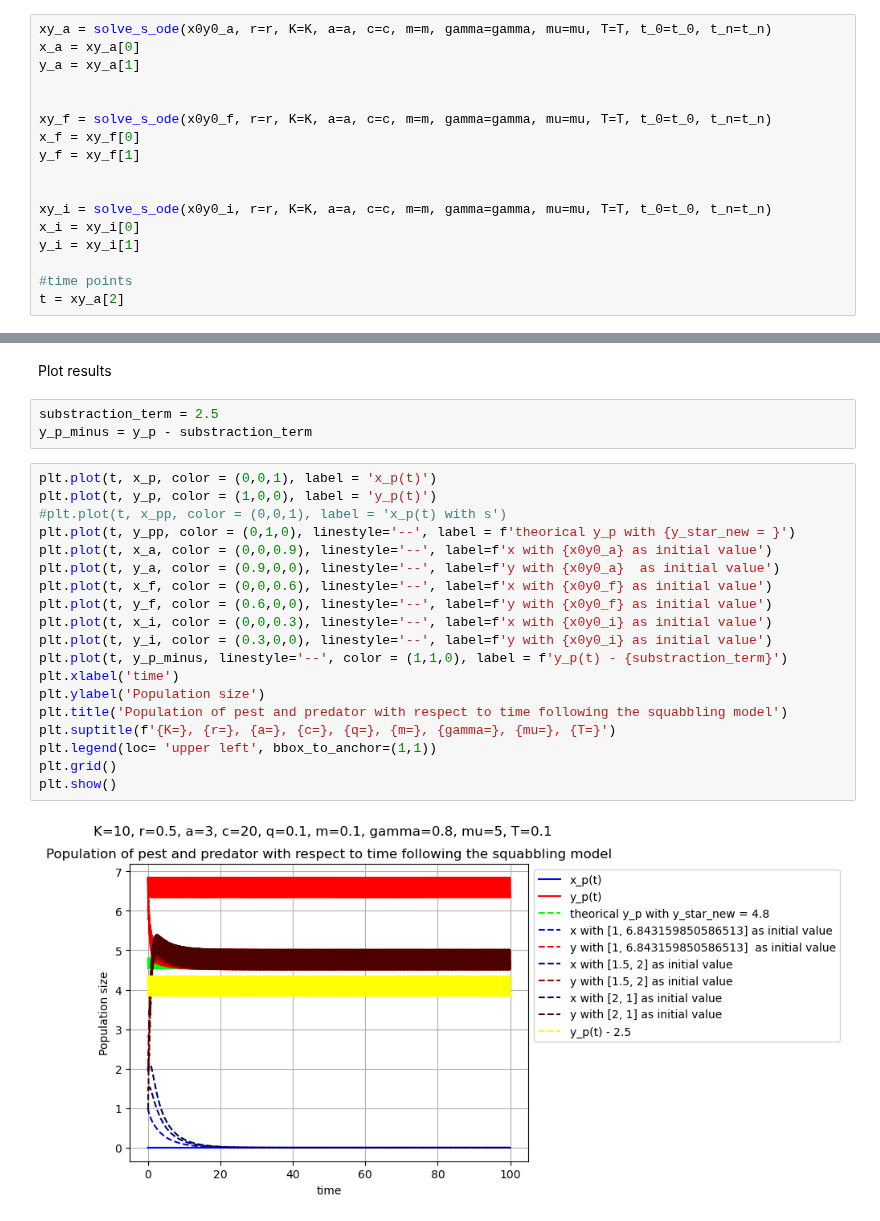
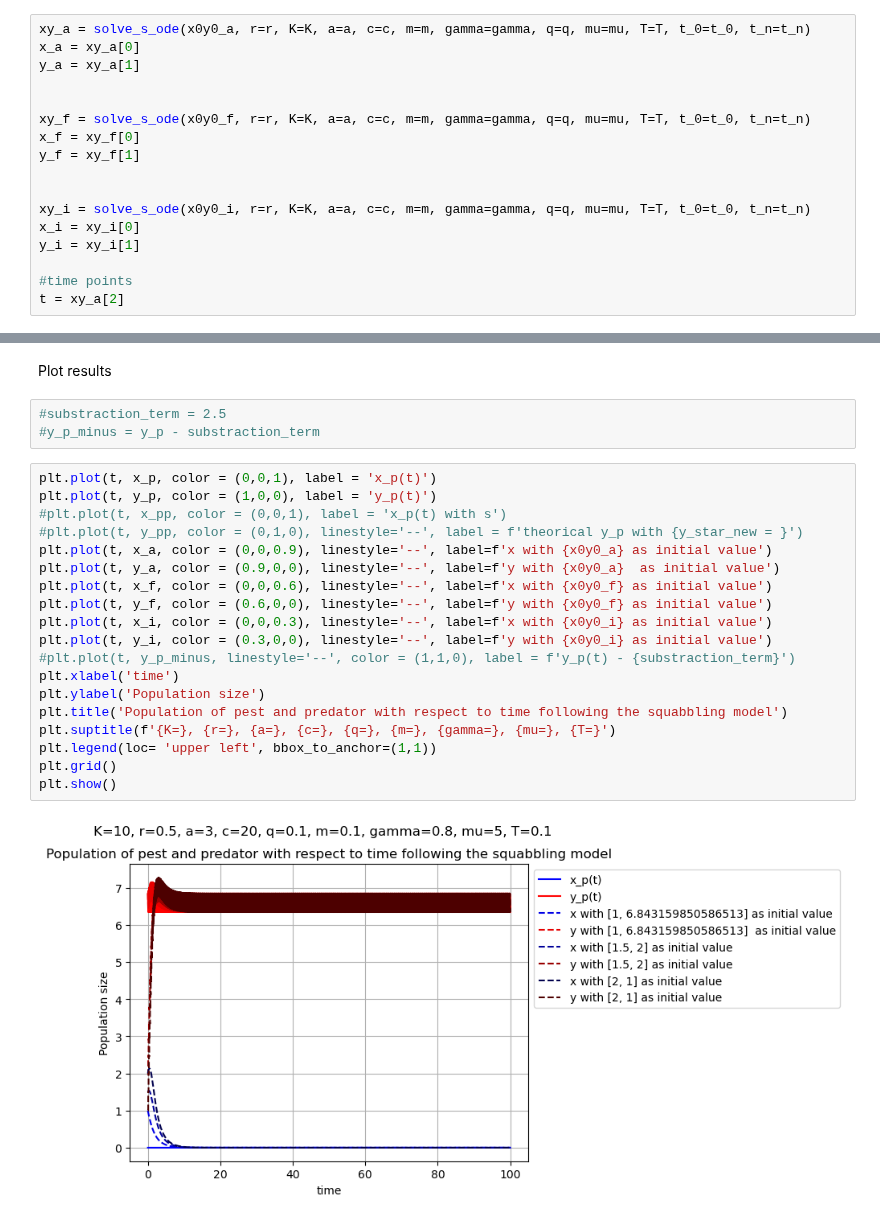
Before and after one commit to AinatianaLoyens/First_sim_CACOLAC, a Jupyter notebook: simulations_executable.ipynb, the cells around one changed output, grey strips where cells are left out. Saved outputs shown, nothing was run; the diff lists cells and outputs as text.

Commit message:
Problem with squabbling solved

```diff
--- a/simulations_executable.ipynb
+++ b/simulations_executable.ipynb
@@ -176,17 +176,17 @@ To be efficient, choose a small T
 # %% [markdown]
 Initial conditions
 # %%
-xy_a = solve_s_ode(x0y0_a, r=r, K=K, a=a, c=c, m=m, gamma=gamma, mu=mu, T=T, t_0=t_0, t_n=t_n)
+xy_a = solve_s_ode(x0y0_a, r=r, K=K, a=a, c=c, m=m, gamma=gamma, q=q, mu=mu, T=T, t_0=t_0, t_n=t_n)
 x_a = xy_a[0]
 y_a = xy_a[1]
 
 
-xy_f = solve_s_ode(x0y0_f, r=r, K=K, a=a, c=c, m=m, gamma=gamma, mu=mu, T=T, t_0=t_0, t_n=t_n)
+xy_f = solve_s_ode(x0y0_f, r=r, K=K, a=a, c=c, m=m, gamma=gamma, q=q, mu=mu, T=T, t_0=t_0, t_n=t_n)
 x_f = xy_f[0]
 y_f = xy_f[1]
 
 
-xy_i = solve_s_ode(x0y0_i, r=r, K=K, a=a, c=c, m=m, gamma=gamma, mu=mu, T=T, t_0=t_0, t_n=t_n)
+xy_i = solve_s_ode(x0y0_i, r=r, K=K, a=a, c=c, m=m, gamma=gamma, q=q, mu=mu, T=T, t_0=t_0, t_n=t_n)
 x_i = xy_i[0]
 y_i = xy_i[1]
 
@@ -208,26 +208,26 @@ y_pp = (m * y_star_new * np.exp(-m * (np.array(t) % T))) / (m + (1 - np.exp(-m *
 # %% [markdown]
 Plot results
 # %%
-substraction_term = 2.5
-y_p_minus = y_p - substraction_term
+#substraction_term = 2.5
+#y_p_minus = y_p - substraction_term
 # %%
 plt.plot(t, x_p, color = (0,0,1), label = 'x_p(t)')
 plt.plot(t, y_p, color = (1,0,0), label = 'y_p(t)')
 #plt.plot(t, x_pp, color = (0,0,1), label = 'x_p(t) with s')
-plt.plot(t, y_pp, color = (0,1,0), linestyle='--', label = f'theorical y_p with {y_star_new = }')
+#plt.plot(t, y_pp, color = (0,1,0), linestyle='--', label = f'theorical y_p with {y_star_new = }')
 plt.plot(t, x_a, color = (0,0,0.9), linestyle='--', label=f'x with {x0y0_a} as initial value')
 plt.plot(t, y_a, color = (0.9,0,0), linestyle='--', label=f'y with {x0y0_a}  as initial value')
 plt.plot(t, x_f, color = (0,0,0.6), linestyle='--', label=f'x with {x0y0_f} as initial value')
 plt.plot(t, y_f, color = (0.6,0,0), linestyle='--', label=f'y with {x0y0_f} as initial value')
 plt.plot(t, x_i, color = (0,0,0.3), linestyle='--', label=f'x with {x0y0_i} as initial value')
 plt.plot(t, y_i, color = (0.3,0,0), linestyle='--', label=f'y with {x0y0_i} as initial value')
-plt.plot(t, y_p_minus, linestyle='--', color = (1,1,0), label = f'y_p(t) - {substraction_term}')
+#plt.plot(t, y_p_minus, linestyle='--', color = (1,1,0), label = f'y_p(t) - {substraction_term}')
 plt.xlabel('time')
 plt.ylabel('Population size')
 plt.title('Population of pest and predator with respect to time following the squabbling model')
 plt.suptitle(f'{K=}, {r=}, {a=}, {c=}, {q=}, {m=}, {gamma=}, {mu=}, {T=}')
 plt.legend(loc= 'upper left', bbox_to_anchor=(1,1))
 plt.grid()
 plt.show()
 # %% [output]
-[figure, old version]
+[figure, new version]
```
Also changed, not shown: parts of 6 cells of this notebook.
